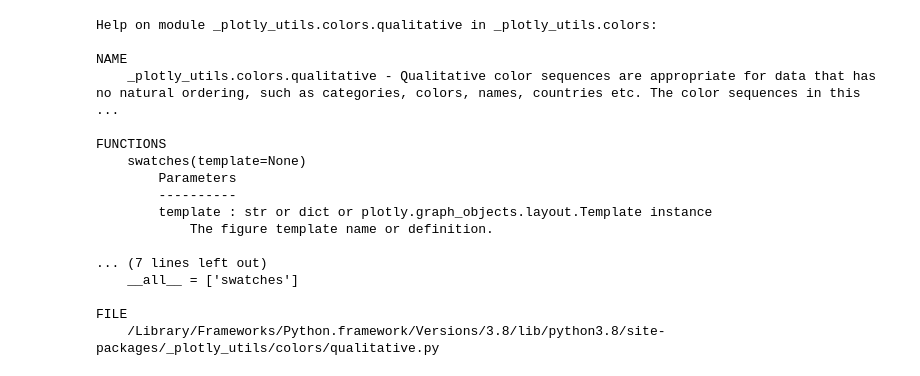
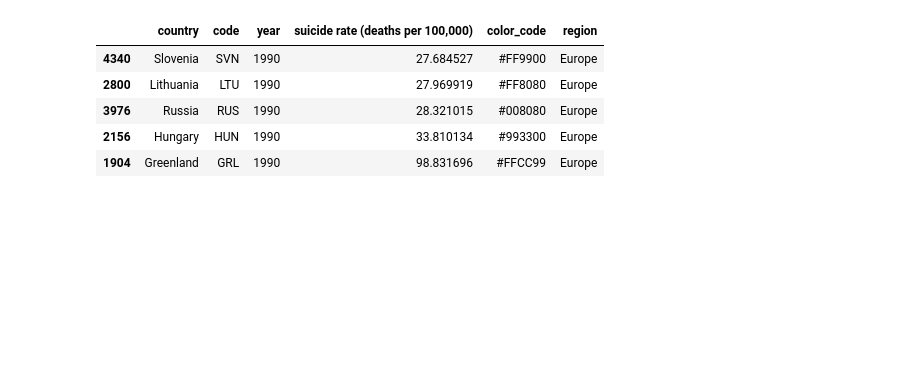
Before and after one commit to nguyenduchuy271197/covid-19-dashboard, a Jupyter notebook: 06-racing-bar/notebooks/notebook.ipynb, the cells around one changed output. Cells and saved outputs as stored; diff of their text form; code cells hidden in the pictures; blank space fills up the shorter version.

```diff
--- a/06-racing-bar/notebooks/notebook.ipynb
+++ b/06-racing-bar/notebooks/notebook.ipynb
@@ -184,20 +83,9 @@ fig_bar.show()
-# %%
-help(px.colors.qualitative)
-# %% [output]
-Help on module _plotly_utils.colors.qualitative in _plotly_utils.colors:
-
-NAME
-    _plotly_utils.colors.qualitative - Qualitative color sequences are appropriate for data that has no natural ordering, such as categories, colors, names, countries etc. The color sequences in this  ...
-
-FUNCTIONS
-    swatches(template=None)
-        Parameters
-        ----------
-        template : str or dict or plotly.graph_objects.layout.Template instance
-            The figure template name or definition.
-
-... (7 lines left out)
-    __all__ = ['swatches']
-
-FILE
-    /Library/Frameworks/Python.framework/Versions/3.8/lib/python3.8/site-packages/_plotly_utils/colors/qualitative.py
+# %%
+n_frame["one"]
+# %% [output]
+|  | country | code | year | suicide rate (deaths per 100,000) | color_code | region |
+| 4340 | Slovenia | SVN | 1990 | 27.684527 | #FF9900 | Europe |
+| 2800 | Lithuania | LTU | 1990 | 27.969919 | #FF8080 | Europe |
+| 3976 | Russia | RUS | 1990 | 28.321015 | #008080 | Europe |
+| 2156 | Hungary | HUN | 1990 | 33.810134 | #993300 | Europe |
+| 1904 | Greenland | GRL | 1990 | 98.831696 | #FFCC99 | Europe |
```
Also changed, not shown: parts of 9 cells of this notebook, 1 other file.
